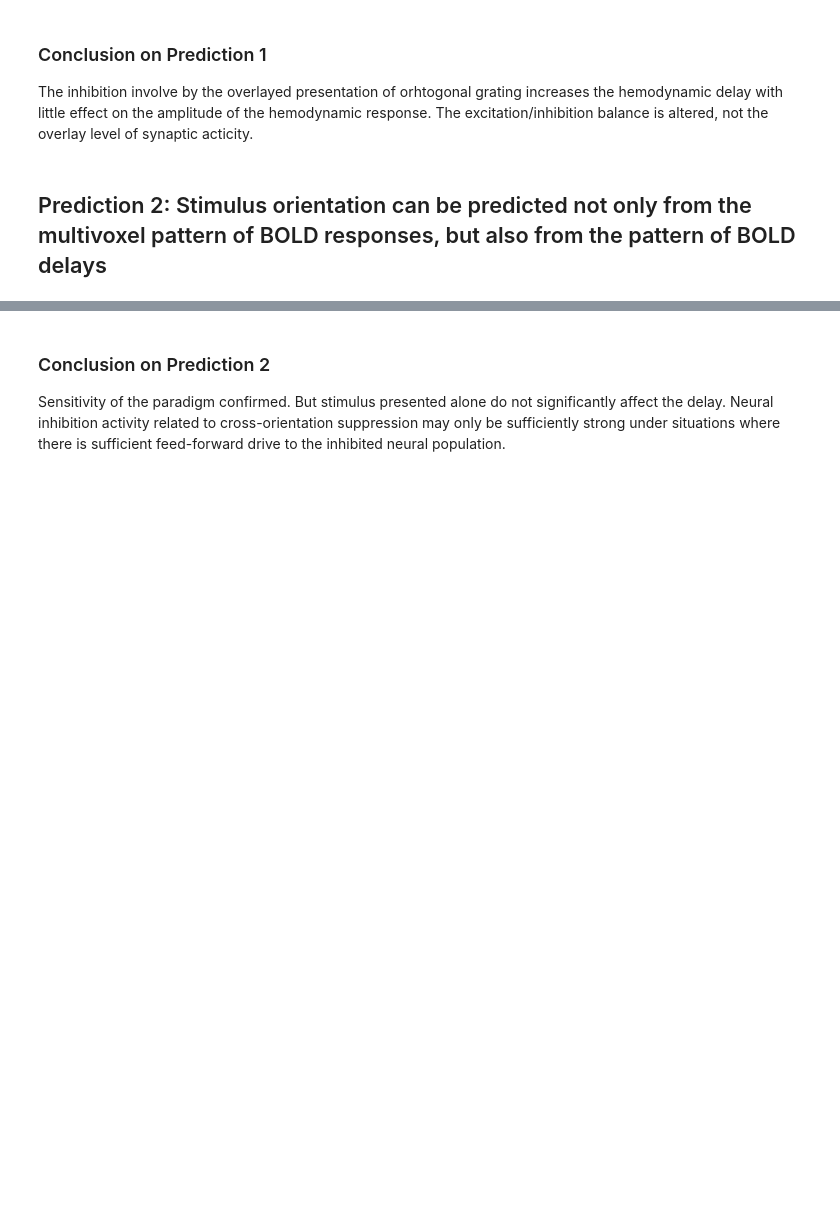
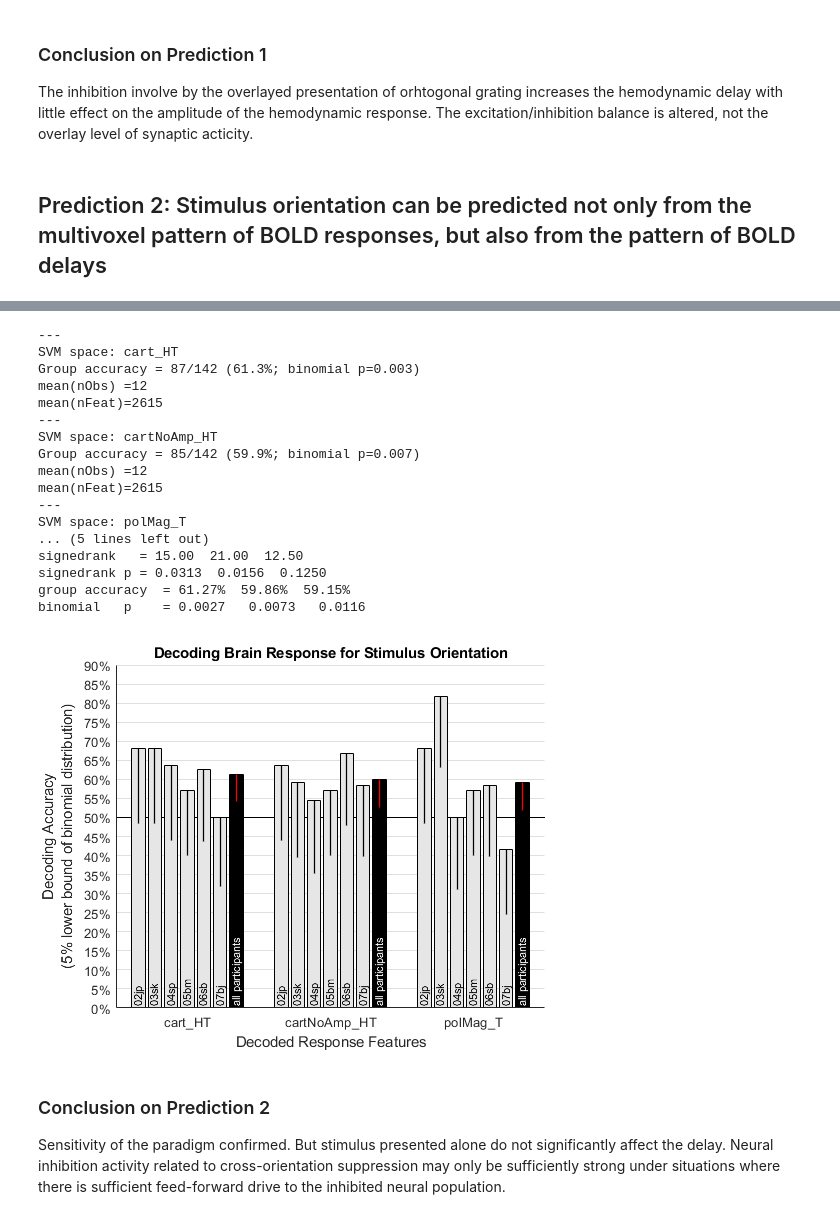
Before and after one commit to Proulx-S/HRdelay, a Jupyter notebook: neuroimaging/HRdelay.ipynb, the cells around one changed output, grey strips where cells are left out. Drawn from its saved outputs; the diff is of its cells as text; code cells hidden in the pictures; blank space fills up the shorter version.

```diff
--- a/neuroimaging/HRdelay.ipynb
+++ b/neuroimaging/HRdelay.ipynb
@@ -162 +164,42 @@ X
+# %%
+clear res
+
+svmSpace = 'cart_HT';
+resTmp = runDecoding(svmSpace);
+disp(['mean(nObs) =' num2str(round(mean(mean(resTmp.nObs,2),1)))])
+disp(['mean(nFeat)=' num2str(round(mean(mean(resTmp.nDim,2),1)))])
+res.(svmSpace) = resTmp;
+
+svmSpace = 'cartNoAmp_HT';
+resTmp = runDecoding(svmSpace);
+disp(['mean(nObs) =' num2str(round(mean(mean(resTmp.nObs,2),1)))])
+disp(['mean(nFeat)=' num2str(round(mean(mean(resTmp.nDim,2),1)))])
+res.(svmSpace) = resTmp;
+
+svmSpace = 'polMag_T';
+resTmp = runDecoding(svmSpace);
+disp(['mean(nObs) =' num2str(round(mean(mean(resTmp.nObs,2),1)))])
+disp(['mean(nFeat)=' num2str(round(mean(mean(resTmp.nDim,2),1)))])
+res.(svmSpace) = resTmp;
+
+plotDecoding(res)
+# %% [output]
+---
+SVM space: cart_HT
+Group accuracy = 87/142 (61.3%; binomial p=0.003)
+mean(nObs) =12
+mean(nFeat)=2615
+---
+SVM space: cartNoAmp_HT
+Group accuracy = 85/142 (59.9%; binomial p=0.007)
+mean(nObs) =12
+mean(nFeat)=2615
+---
+SVM space: polMag_T
+... (5 lines left out)
+signedrank   = 15.00  21.00  12.50
+signedrank p = 0.0313  0.0156  0.1250
+group accuracy  = 61.27%  59.86%  59.15%
+binomial   p    = 0.0027   0.0073   0.0116
+[figure, added]
 # %%
```
Also changed, not shown: parts of 8 cells of this notebook, 2 other files.
